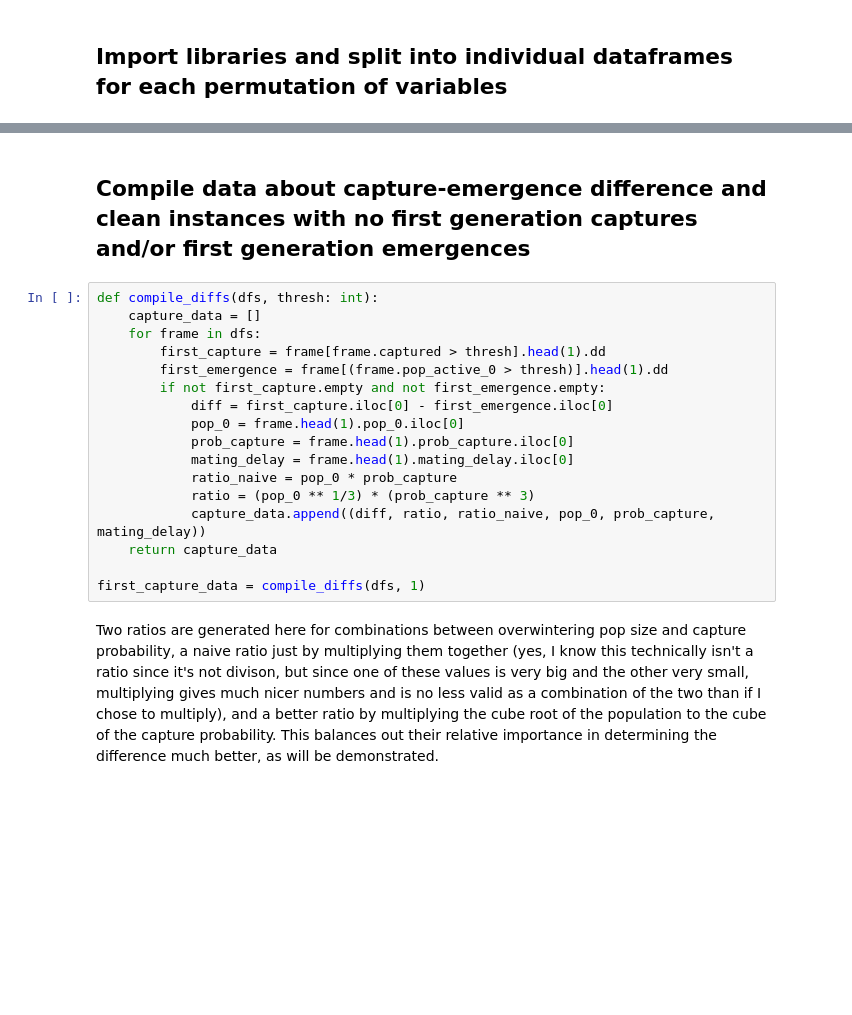
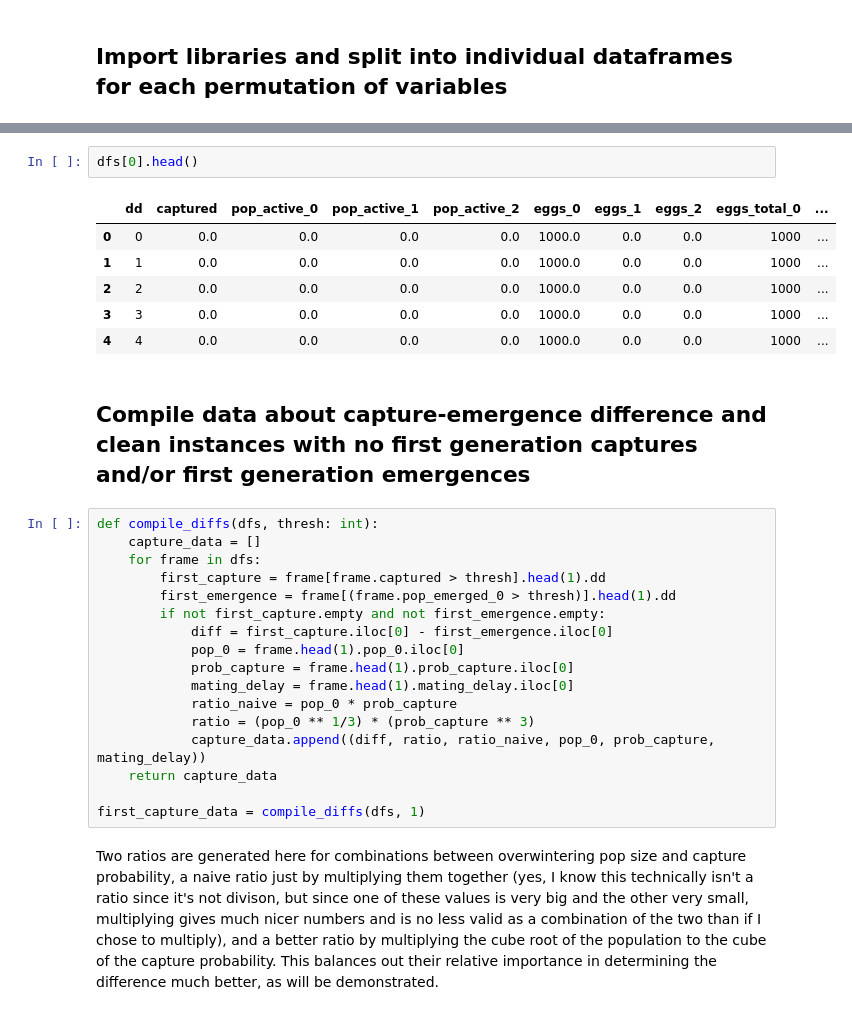
Before and after one commit to PacificBird/InsectPhenologyCaptureSim, a Jupyter notebook: multi_analysis.ipynb, the cells around one changed output, grey strips where cells are left out. Saved outputs shown, nothing was run; the diff lists cells and outputs as text; blank space fills up the shorter version.

```diff
--- a/multi_analysis.ipynb
+++ b/multi_analysis.ipynb
@@ -14,3 +16,12 @@ dfs = np.array_split(df, len(df)/df.dd_span.head(1).iloc[0])
+# %%
+dfs[0].head()
+# %% [output]
+|  | dd | captured | pop_active_0 | pop_active_1 | pop_active_2 | eggs_0 | eggs_1 | eggs_2 | eggs_total_0 | ... |
+| 0 | 0 | 0.0 | 0.0 | 0.0 | 0.0 | 1000.0 | 0.0 | 0.0 | 1000 | ... |
+| 1 | 1 | 0.0 | 0.0 | 0.0 | 0.0 | 1000.0 | 0.0 | 0.0 | 1000 | ... |
+| 2 | 2 | 0.0 | 0.0 | 0.0 | 0.0 | 1000.0 | 0.0 | 0.0 | 1000 | ... |
+| 3 | 3 | 0.0 | 0.0 | 0.0 | 0.0 | 1000.0 | 0.0 | 0.0 | 1000 | ... |
+| 4 | 4 | 0.0 | 0.0 | 0.0 | 0.0 | 1000.0 | 0.0 | 0.0 | 1000 | ... |
 # %% [markdown]
 ## Compile data about capture-emergence difference and clean instances with no first generation captures and/or first generation emergences
 # %%
@@ -18,7 +29,7 @@ def compile_diffs(dfs, thresh: int):
     capture_data = []
     for frame in dfs:
         first_capture = frame[frame.captured > thresh].head(1).dd
-        first_emergence = frame[(frame.pop_active_0 > thresh)].head(1).dd
+        first_emergence = frame[(frame.pop_emerged_0 > thresh)].head(1).dd
         if not first_capture.empty and not first_emergence.empty:
             diff = first_capture.iloc[0] - first_emergence.iloc[0]
             pop_0 = frame.head(1).pop_0.iloc[0]
```
Also changed, not shown: parts of 23 cells of this notebook, 3 other files.
